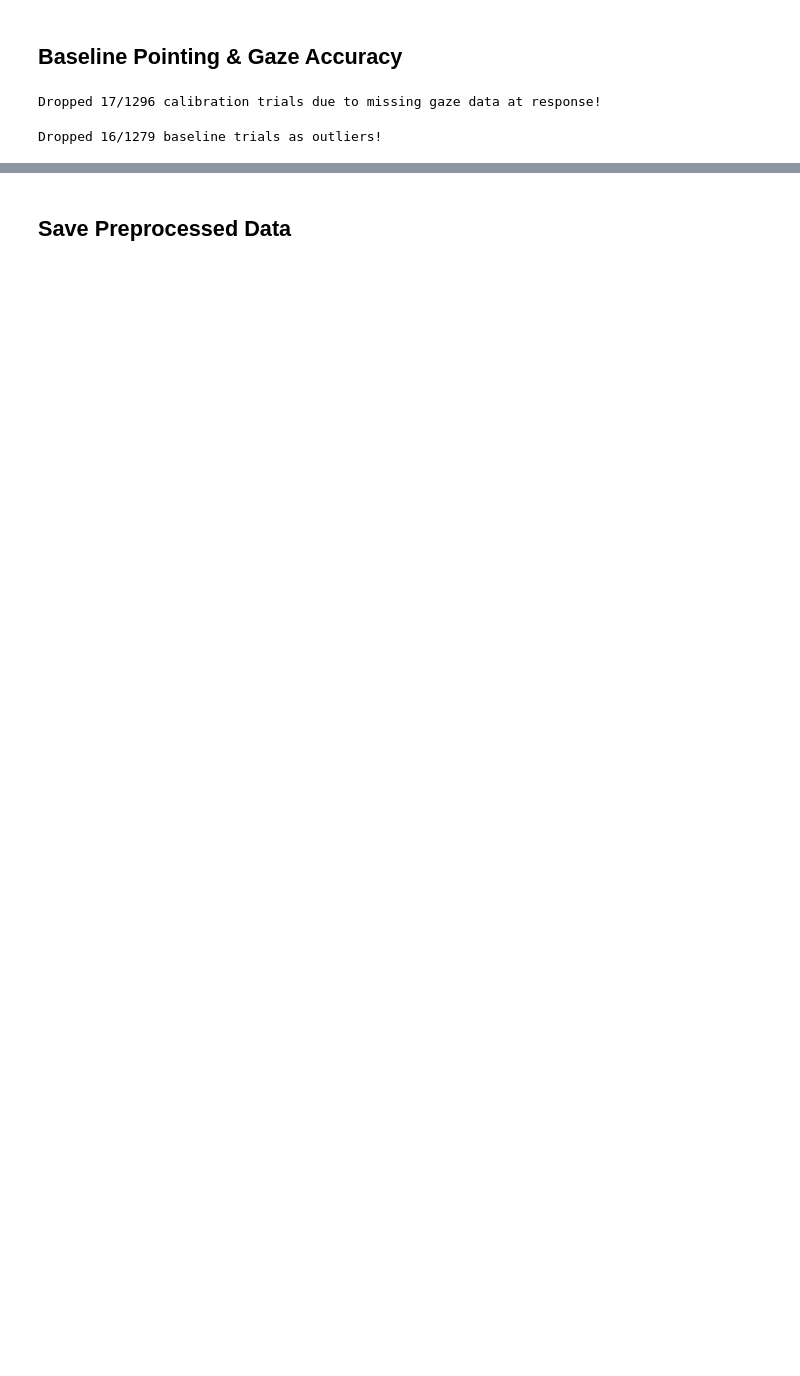
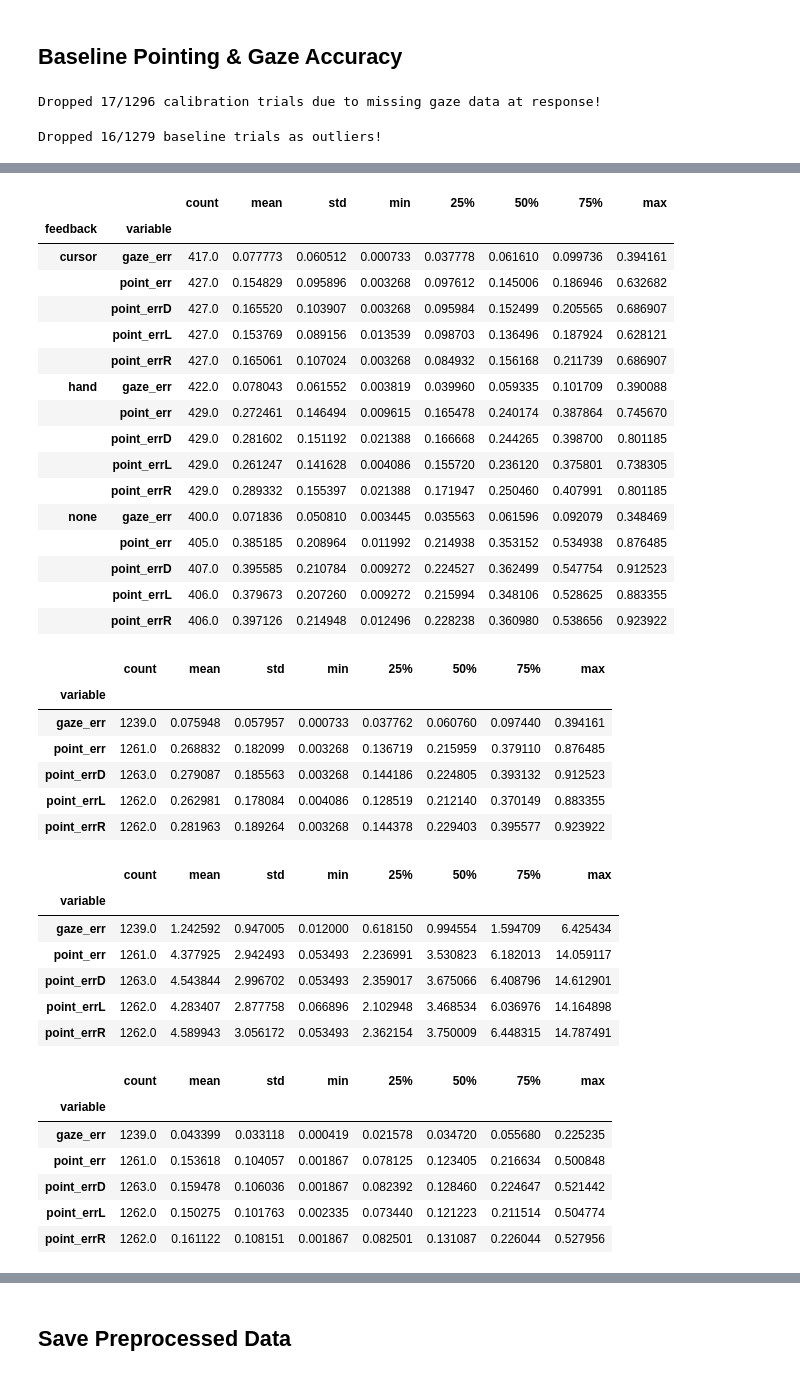
Before and after one commit to ischtz/frontvr2024-vr-pointing, a Jupyter notebook: analysis/1_DataPreprocessing.ipynb, the cells around one changed output, grey strips where cells are left out. Saved outputs shown, nothing was run; the diff lists cells and outputs as text; code cells hidden in the pictures; blank space fills up the shorter version.

```diff
--- a/analysis/1_DataPreprocessing.ipynb
+++ b/analysis/1_DataPreprocessing.ipynb
@@ -400,6 +589,21 @@ calibs.loc[:, 'cal_outlier'] = pe_filter.astype(int)
 print('Dropped {:d}/{:d} baseline trials as outliers!'.format(pe_filter.sum(), prev))
 # %% [output]
 Dropped 16/1279 baseline trials as outliers!
+# %%
+# Convert baseline errors to long format
+BL_COLS = ['ppid', 'session', '_original_idx', 'feedback', 'point_err', 'point_errL', 'point_errR', 'point_errD', 'gaze_err']
+lmm_baseline = calibs.loc[calibs.cal_outlier == 0, BL_COLS] \
+                     .rename(columns={'_original_idx': 'trial'}) \
+                     .melt(id_vars=['ppid', 'session', 'trial', 'feedback']) \
+                     .rename(columns={'value': 'error_m'})
+
+# Compute baseline errors in degrees (using wall distance)
+WALL_DIST = 3.5 # in m
+lmm_baseline.loc[:, 'error_deg'] = np.rad2deg(np.arctan2(lmm_baseline.error_m, WALL_DIST))
+
+# Compute comparable to Schwind et al
+SCHWIND_WALL_DIST = 2
+lmm_baseline.loc[:, 'error_m_schwind'] = SCHWIND_WALL_DIST * np.tan(np.deg2rad(lmm_baseline.error_deg))
 # %%
 # Figure parameters
 PAPER_FIGSIZE_FC = 3.75
@@ -502,0 +718,45 @@ plt.savefig(os.path.join(FOLDER_FIG, 'baseline_pointing_error.png'), dpi=150)
+# %%
+# Summary statistics
+display(lmm_baseline.groupby(['feedback', 'variable']).error_m.describe())
+display(lmm_baseline.groupby('variable').error_m.describe())
+display(lmm_baseline.groupby('variable').error_deg.describe())
+display(lmm_baseline.groupby('variable').error_m_schwind.describe())
+# %% [output]
+|  |  | count | mean | std | min | 25% | 50% | 75% | max |
+| feedback | variable |  |  |  |  |  |  |  |  |
+| cursor | gaze_err | 417.0 | 0.077773 | 0.060512 | 0.000733 | 0.037778 | 0.061610 | 0.099736 | 0.394161 |
+|  | point_err | 427.0 | 0.154829 | 0.095896 | 0.003268 | 0.097612 | 0.145006 | 0.186946 | 0.632682 |
+|  | point_errD | 427.0 | 0.165520 | 0.103907 | 0.003268 | 0.095984 | 0.152499 | 0.205565 | 0.686907 |
+|  | point_errL | 427.0 | 0.153769 | 0.089156 | 0.013539 | 0.098703 | 0.136496 | 0.187924 | 0.628121 |
+|  | point_errR | 427.0 | 0.165061 | 0.107024 | 0.003268 | 0.084932 | 0.156168 | 0.211739 | 0.686907 |
+| hand | gaze_err | 422.0 | 0.078043 | 0.061552 | 0.003819 | 0.039960 | 0.059335 | 0.101709 | 0.390088 |
+|  | point_err | 429.0 | 0.272461 | 0.146494 | 0.009615 | 0.165478 | 0.240174 | 0.387864 | 0.745670 |
+|  | point_errD | 429.0 | 0.281602 | 0.151192 | 0.021388 | 0.166668 | 0.244265 | 0.398700 | 0.801185 |
+|  | point_errL | 429.0 | 0.261247 | 0.141628 | 0.004086 | 0.155720 | 0.236120 | 0.375801 | 0.738305 |
+|  | point_errR | 429.0 | 0.289332 | 0.155397 | 0.021388 | 0.171947 | 0.250460 | 0.407991 | 0.801185 |
+| none | gaze_err | 400.0 | 0.071836 | 0.050810 | 0.003445 | 0.035563 | 0.061596 | 0.092079 | 0.348469 |
+|  | point_err | 405.0 | 0.385185 | 0.208964 | 0.011992 | 0.214938 | 0.353152 | 0.534938 | 0.876485 |
+|  | point_errD | 407.0 | 0.395585 | 0.210784 | 0.009272 | 0.224527 | 0.362499 | 0.547754 | 0.912523 |
+|  | point_errL | 406.0 | 0.379673 | 0.207260 | 0.009272 | 0.215994 | 0.348106 | 0.528625 | 0.883355 |
+|  | point_errR | 406.0 | 0.397126 | 0.214948 | 0.012496 | 0.228238 | 0.360980 | 0.538656 | 0.923922 |
+|  | count | mean | std | min | 25% | 50% | 75% | max |
+| variable |  |  |  |  |  |  |  |  |
+| gaze_err | 1239.0 | 0.075948 | 0.057957 | 0.000733 | 0.037762 | 0.060760 | 0.097440 | 0.394161 |
+| point_err | 1261.0 | 0.268832 | 0.182099 | 0.003268 | 0.136719 | 0.215959 | 0.379110 | 0.876485 |
+| point_errD | 1263.0 | 0.279087 | 0.185563 | 0.003268 | 0.144186 | 0.224805 | 0.393132 | 0.912523 |
+| point_errL | 1262.0 | 0.262981 | 0.178084 | 0.004086 | 0.128519 | 0.212140 | 0.370149 | 0.883355 |
+| point_errR | 1262.0 | 0.281963 | 0.189264 | 0.003268 | 0.144378 | 0.229403 | 0.395577 | 0.923922 |
+|  | count | mean | std | min | 25% | 50% | 75% | max |
+| variable |  |  |  |  |  |  |  |  |
+| gaze_err | 1239.0 | 1.242592 | 0.947005 | 0.012000 | 0.618150 | 0.994554 | 1.594709 | 6.425434 |
+| point_err | 1261.0 | 4.377925 | 2.942493 | 0.053493 | 2.236991 | 3.530823 | 6.182013 | 14.059117 |
+| point_errD | 1263.0 | 4.543844 | 2.996702 | 0.053493 | 2.359017 | 3.675066 | 6.408796 | 14.612901 |
+| point_errL | 1262.0 | 4.283407 | 2.877758 | 0.066896 | 2.102948 | 3.468534 | 6.036976 | 14.164898 |
+| point_errR | 1262.0 | 4.589943 | 3.056172 | 0.053493 | 2.362154 | 3.750009 | 6.448315 | 14.787491 |
+|  | count | mean | std | min | 25% | 50% | 75% | max |
+| variable |  |  |  |  |  |  |  |  |
+| gaze_err | 1239.0 | 0.043399 | 0.033118 | 0.000419 | 0.021578 | 0.034720 | 0.055680 | 0.225235 |
+| point_err | 1261.0 | 0.153618 | 0.104057 | 0.001867 | 0.078125 | 0.123405 | 0.216634 | 0.500848 |
+| point_errD | 1263.0 | 0.159478 | 0.106036 | 0.001867 | 0.082392 | 0.128460 | 0.224647 | 0.521442 |
+| point_errL | 1262.0 | 0.150275 | 0.101763 | 0.002335 | 0.073440 | 0.121223 | 0.211514 | 0.504774 |
+| point_errR | 1262.0 | 0.161122 | 0.108151 | 0.001867 | 0.082501 | 0.131087 | 0.226044 | 0.527956 |
```
Also changed, not shown: parts of 15 cells of this notebook, 3 other files.
